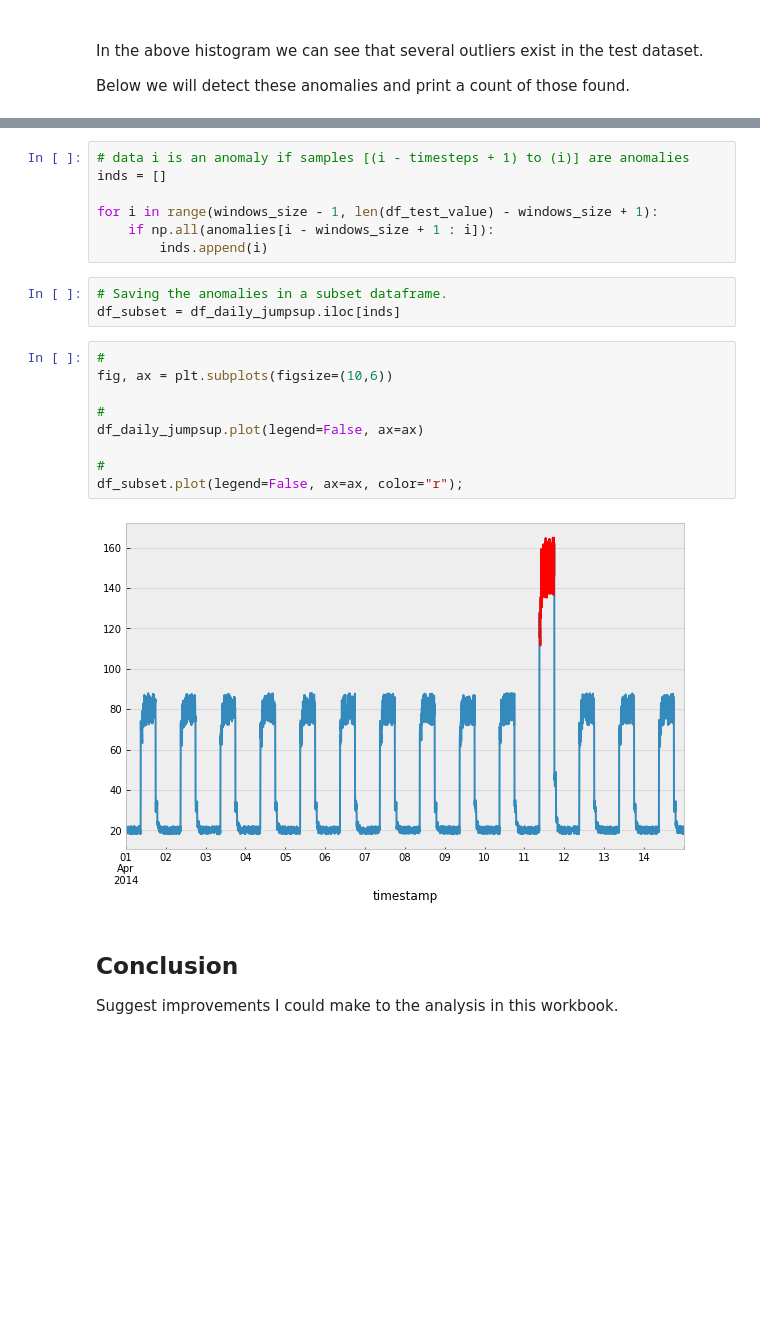
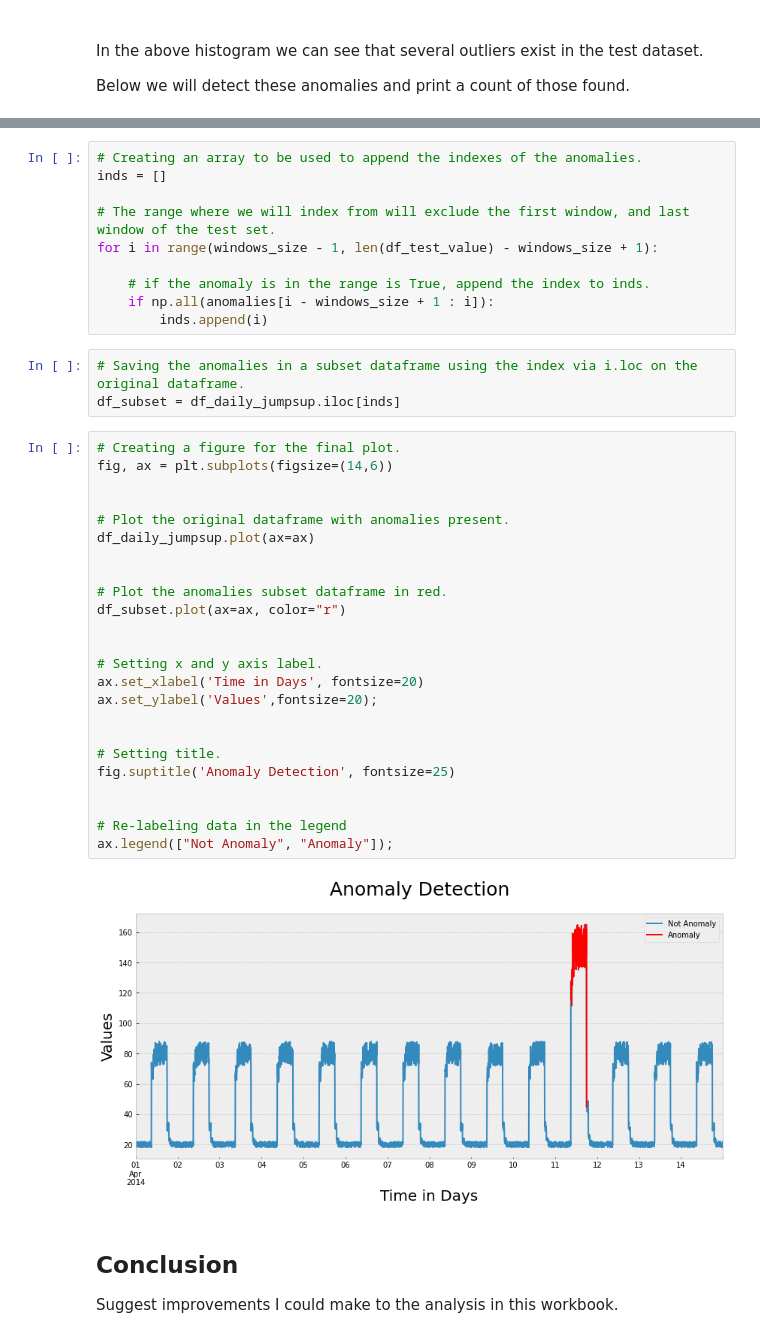
Before and after one commit to RYANCOX00/mach_stats_coursework, a Jupyter notebook: keras_time_anomaly.ipynb, the cells around one changed output, grey strips where cells are left out. Cells and saved outputs as stored; diff of their text form; blank space fills up the shorter version.

Commit message:
Anomalies plotted

```diff
--- a/keras_time_anomaly.ipynb
+++ b/keras_time_anomaly.ipynb
@@ -704,24 +719,42 @@ np.sum(anomalies)
 # %%
-# data i is an anomaly if samples [(i - timesteps + 1) to (i)] are anomalies
+# Creating an array to be used to append the indexes of the anomalies.
 inds = []
 
+# The range where we will index from will exclude the first window, and last window of the test set.
 for i in range(windows_size - 1, len(df_test_value) - windows_size + 1):
+
+    # if the anomaly is in the range is True, append the index to inds.
     if np.all(anomalies[i - windows_size + 1 : i]):
         inds.append(i)
 # %%
-# Saving the anomalies in a subset dataframe.
+# Saving the anomalies in a subset dataframe using the index via i.loc on the original dataframe.
 df_subset = df_daily_jumpsup.iloc[inds]
 # %%
-#
-fig, ax = plt.subplots(figsize=(10,6))
+# Creating a figure for the final plot.
+fig, ax = plt.subplots(figsize=(14,6))
 
-#
-df_daily_jumpsup.plot(legend=False, ax=ax)
 
-#
-df_subset.plot(legend=False, ax=ax, color="r");
+# Plot the original dataframe with anomalies present.
+df_daily_jumpsup.plot(ax=ax)
+
+
+# Plot the anomalies subset dataframe in red.
+df_subset.plot(ax=ax, color="r")
+
+
+# Setting x and y axis label.
+ax.set_xlabel('Time in Days', fontsize=20)
+ax.set_ylabel('Values',fontsize=20);
+
+
+# Setting title.
+fig.suptitle('Anomaly Detection', fontsize=25)
+
+
+# Re-labeling data in the legend
+ax.legend(["Not Anomaly", "Anomaly"]);
 # %% [output]
-[figure, old version]
+[figure, new version]
 # %% [markdown]
 ## Conclusion
 
```
Also changed, not shown: parts of 11 cells of this notebook.
